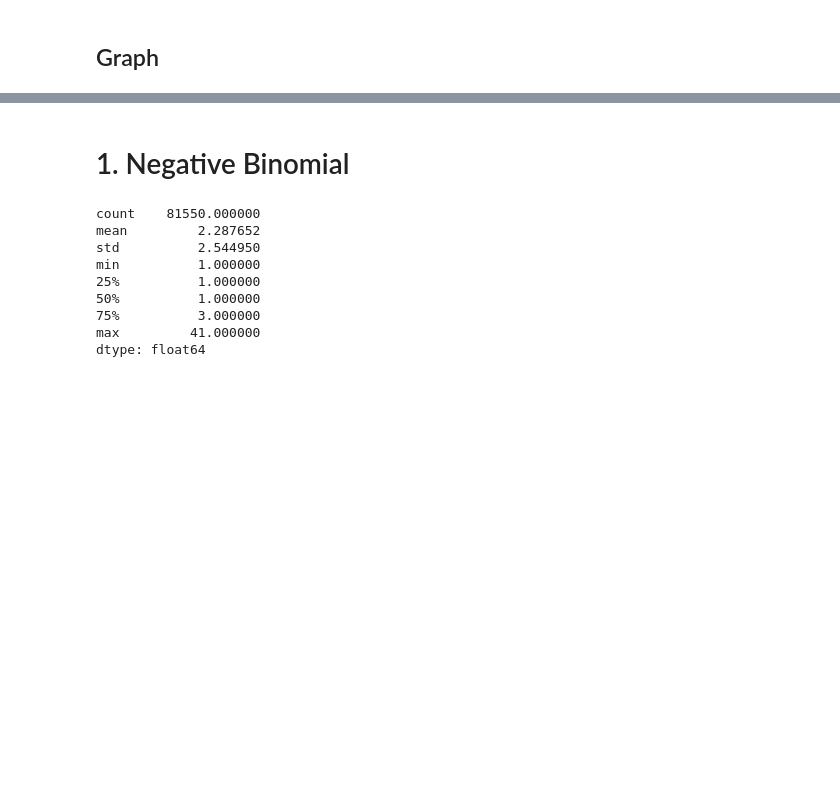
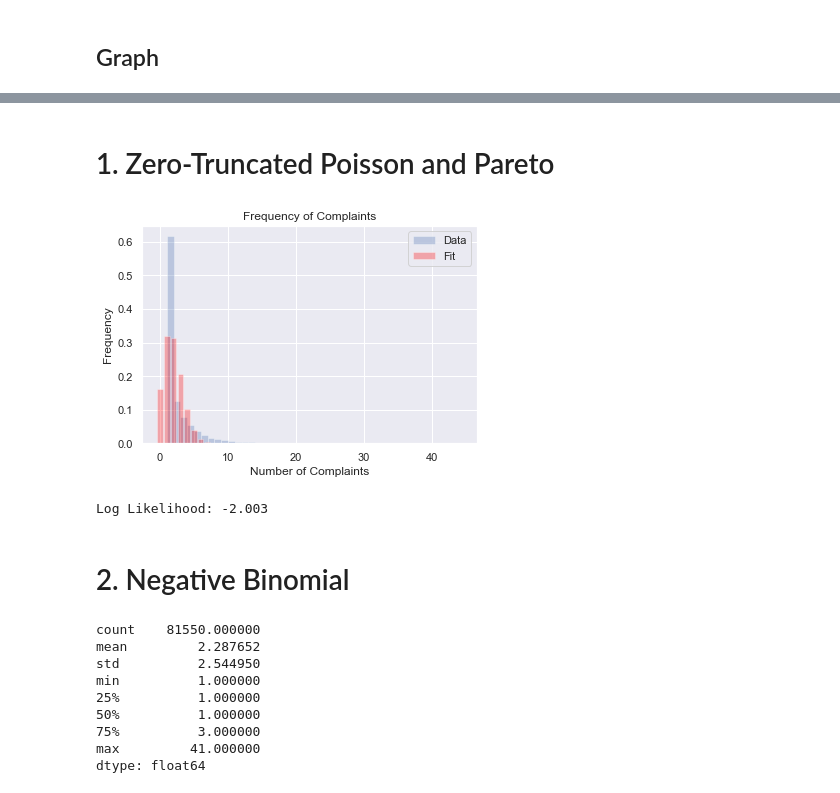
Before and after one commit to rcharan/ccrb-complaints, a Jupyter notebook: ny-aclu-data.ipynb, the cells around one changed output, grey strips where cells are left out. Saved outputs shown, nothing was run; the diff lists cells and outputs as text; code cells hidden in the pictures; blank space fills up the shorter version.

Commit message:
add ztp and pareto to aclu data

```diff
--- a/ny-aclu-data.ipynb
+++ b/ny-aclu-data.ipynb
@@ -83,0 +83,32 @@ Log Likelihood: -1.593
+# %% [markdown]
+# 1. Zero-Truncated Poisson and Pareto
+# %%
+from models.zero_truncated_poisson import ZeroTruncatedPoisson
+
+model = ZeroTruncatedPoisson()
+model.fit(counts)
+
+from graphing import graph_dists
+
+x_max = max(counts) + 3
+xs, ys = model.plot(max_count = x_max, include_zero = True, normalize = True)
+
+fig, ax = graph_dists(counts, x_max, xs, ys)
+# It's pretty apparent that the model does not fit the data
+
+plt.show()
+print(f'Log Likelihood: {model.log_likelihood():.3f}')
+
+# Compute the Distributions to get the KL-Div
+
+from scipy.special import rel_entr as kl_div
+
+pdfs = counts.value_counts(normalize = True).reset_index().rename({
+  'index'         : 'k',
+  'unique_mos_id' : 'empirical',
+}, axis = 'columns').sort_values('k')
+
+pdfs['zt_poisson'] = pdfs.k.map(model.pmf)
+# %% [output]
+[figure, added]
+Log Likelihood: -2.003
@@ -84,5 +140,5 @@ Log Likelihood: -1.593
 # %% [markdown]
-# 1. Negative Binomial
+# 2. Negative Binomial
 # %%
 from scipy.stats import nbinom
 from statsmodels.base.model import GenericLikelihoodModel
```
Also changed, not shown: parts of 2 cells of this notebook, 1 other file.
